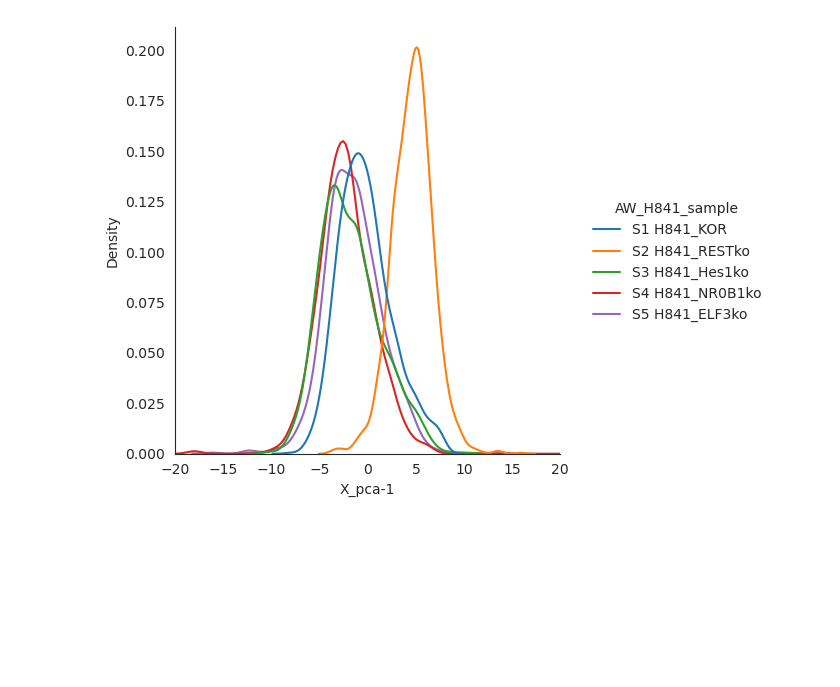
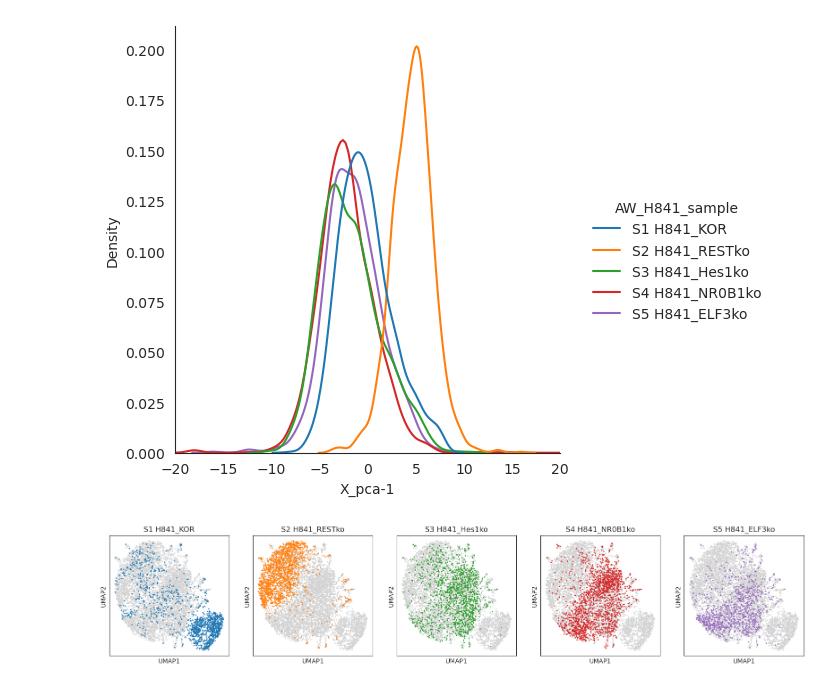
Before and after one commit to QuLab-VU/tempo_code, a Jupyter notebook: rna_seq/H841_MT_RP_filter.ipynb, the cells around one changed output. Cells and saved outputs as stored; diff of their text form; code cells hidden in the pictures; blank space fills up the shorter version.

Commit message:
updating H841 code and mazebox_filter

```diff
--- a/rna_seq/H841_MT_RP_filter.ipynb
+++ b/rna_seq/H841_MT_RP_filter.ipynb
@@ -20,3 +24,11 @@ from mazebox_filter import dropkick_filter, dropkick_recipe, doublet_detections
+# %%
+SAVEDATA = True
+OVERWRITE = False
+SAVEDIR = op.expanduser("~/rna_seq")
+if not op.exists(SAVEDIR):
+    os.mkdir(SAVEDIR)
+
+%matplotlib inline
 # %% [markdown]
 ### Read Data
 # %%
@@ -268,0 +300,10 @@ mt_rp_filter.write_h5ad('/home/monica/rna_seq/adata_H841_mt_rp_filter.h5ad')
+# %%
+# save as h5ad
+h841_mt_rp_filtered_fn = 'adata_H841_mt_rp_filter.h5ad'
+
+if (not op.exists(Path(SAVEDIR,h841_mt_rp_filtered_fn)) or OVERWRITE) and SAVEDATA:
+    print(f'Saving file: {Path(SAVEDIR,h841_mt_rp_filtered_fn)}')
+    mt_rp_filter.write_h5ad(Path(SAVEDIR,h841_mt_rp_filtered_fn))
+else:
+    print(f'{Path(SAVEDIR,h841_mt_rp_filtered_fn)} exists and will not be overwritten')
+    print()
@@ -355,6 +398,6 @@ pca_df[pca_df['X_pca-1']==pca_df['X_pca-1'].max()]
 # %%
 # load adata (before pca)
-adata2 = sc.read_h5ad('/home/monica/rna_seq/adata_H841_mt_rp_filter.h5ad')
+adata2 = sc.read_h5ad(Path(SAVEDIR,h841_mt_rp_filtered_fn))
 adata2
 # %% [output]
 AnnData object with n_obs × n_vars = 7267 × 18030
@@ -459,0 +512,9 @@ fig6 = sns.displot(subset_df, x='X_pca-1', hue='AW_H841_sample', kind="kde", com
+# %%
+fig7, (ax1, ax2, ax3, ax4, ax5) = plt.subplots(1, 5, figsize=(20,3.5))
+ax1_dict = sc.pl.umap(filtered, color=['AW_H841_sample'], groups='S1 H841_KOR', ax=ax1, show=False, title=['S1 H841_KOR'], legend_loc='none')
+ax2_dict = sc.pl.umap(filtered, color=['AW_H841_sample'], groups='S2 H841_RESTko', ax=ax2, show=False, title=['S2 H841_RESTko'], legend_loc='none')
+ax3_dict = sc.pl.umap(filtered, color=['AW_H841_sample'], groups='S3 H841_Hes1ko', ax=ax3, show=False, title=['S3 H841_Hes1ko'], legend_loc='none')
+ax4_dict = sc.pl.umap(filtered, color=['AW_H841_sample'], groups='S4 H841_NR0B1ko', ax=ax4, show=False, title=['S4 H841_NR0B1ko'], legend_loc='none')
+ax5_dict = sc.pl.umap(filtered, color=['AW_H841_sample'], groups='S5 H841_ELF3ko', ax=ax5, show=False, title=['S5 H841_ELF3ko'], legend_loc='none')
+# %% [output]
+[figure, added]
```
Also changed, not shown: parts of 28 cells of this notebook, 5 other files.
